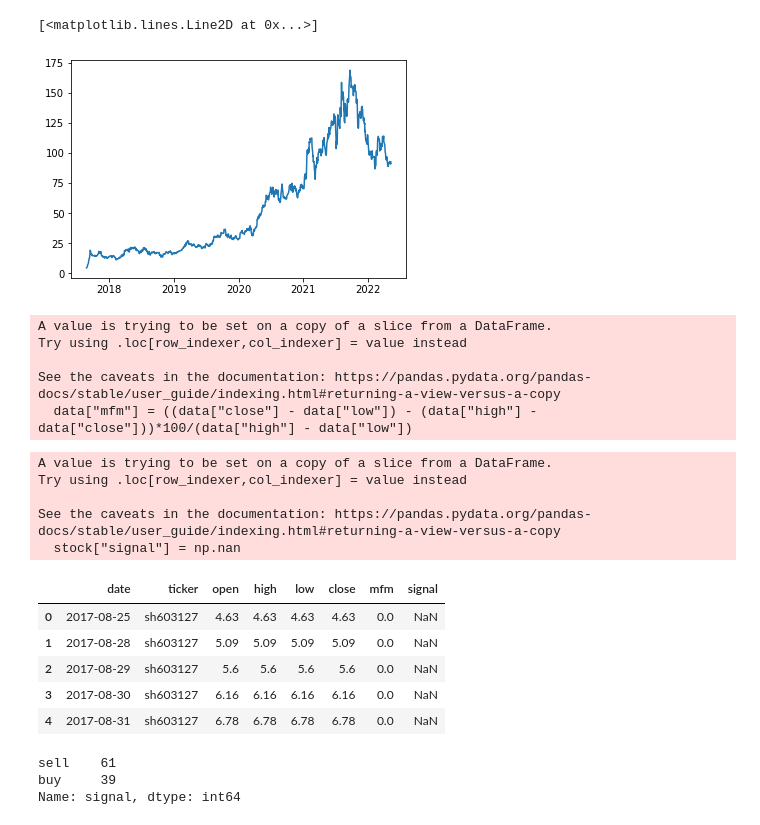
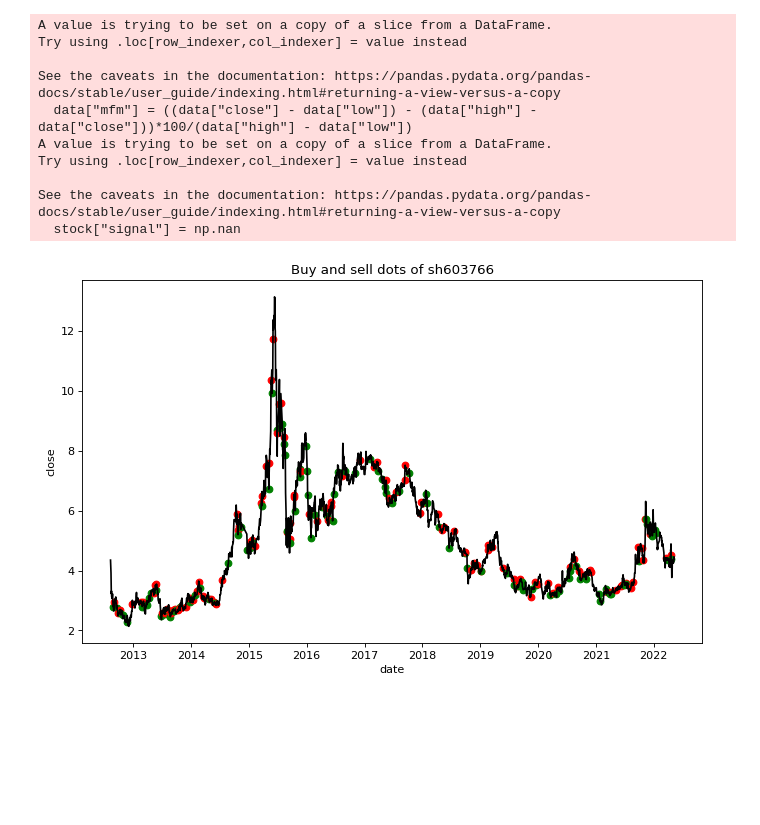
Before and after one commit to zugzvangg/money-flow-multiplier, a Jupyter notebook: start.ipynb, the cells around one changed output. Drawn from its saved outputs; the diff is of its cells as text; code cells hidden in the pictures; blank space fills up the shorter version.

Commit message:
fix: Add plotting of buy and sell dots

```diff
--- a/start.ipynb
+++ b/start.ipynb
@@ -24,5 +25,16 @@ def calc_strategy(stock, low = -90.0, high = 90.0):
         elif (stock_numpy[index, 6] >= high) & (stock_numpy[index - 1, 6] < high) & (stock_numpy[index - 2, 6] < high):
             stock_numpy[index, 7] = "sell"
     return pd.DataFrame(stock_numpy, columns = stock.columns)
+
+def plot_signals(data, ticker_name):
+    figure(figsize=(10, 6), dpi=80)
+    data_with_signals = data[~data["signal"].isna()].to_dict(orient='records')
+    for row in data_with_signals:
+        if row["signal"] == "buy":
+            plt.plot(row["date"], row["close"],'ro', color='green')
+        elif row["signal"] == "sell":
+            plt.plot(row["date"], row["close"],'ro', color='red')
+    plt.plot(data["date"], data["close"], color = "black")
+    plt.xlabel("date")
+    plt.ylabel("close")
+    plt.title(f"Buy and sell dots of {ticker_name}")
-# %%
-stock, tickets = get_data()
@@ -31,36 +41,18 @@ single_comp = stock[stock["ticker"]=="sh603127"]
-# %%
-plt.plot(single_comp.date, single_comp.low)
-# %% [output]
-[<matplotlib.lines.Line2D at 0x...>]
-[figure, removed]
-# %%
-stock_with_mfm = calculate_mfm(single_comp)
-# %% [output]
-A value is trying to be set on a copy of a slice from a DataFrame.
-Try using .loc[row_indexer,col_indexer] = value instead
-
-See the caveats in the documentation: https://pandas.pydata.org/pandas-docs/stable/user_guide/indexing.html#returning-a-view-versus-a-copy
-  data["mfm"] = ((data["close"] - data["low"]) - (data["high"] - data["close"]))*100/(data["high"] - data["low"])
-# %%
-stock_with_signals = calc_strategy(stock_with_mfm)
-# %% [output]
-A value is trying to be set on a copy of a slice from a DataFrame.
-Try using .loc[row_indexer,col_indexer] = value instead
-
-See the caveats in the documentation: https://pandas.pydata.org/pandas-docs/stable/user_guide/indexing.html#returning-a-view-versus-a-copy
-  stock["signal"] = np.nan
-# %%
-stock_with_signals.head()
-# %% [output]
-|  | date | ticker | open | high | low | close | mfm | signal |
-| 0 | 2017-08-25 | sh603127 | 4.63 | 4.63 | 4.63 | 4.63 | 0.0 | NaN |
-| 1 | 2017-08-28 | sh603127 | 5.09 | 5.09 | 5.09 | 5.09 | 0.0 | NaN |
-| 2 | 2017-08-29 | sh603127 | 5.6 | 5.6 | 5.6 | 5.6 | 0.0 | NaN |
-| 3 | 2017-08-30 | sh603127 | 6.16 | 6.16 | 6.16 | 6.16 | 0.0 | NaN |
-| 4 | 2017-08-31 | sh603127 | 6.78 | 6.78 | 6.78 | 6.78 | 0.0 | NaN |
-# %%
-stock_with_signals.signal.value_counts()
-# %% [output]
-sell    61
-buy     39
-Name: signal, dtype: int64
+# %%
+ticker_name = list(stock.ticker.sample(1).items())[0][1]
+single_comp = stock[stock["ticker"]==ticker_name]
+stock_with_mfm = calculate_mfm(single_comp)
+stock_with_signals = calc_strategy(stock_with_mfm)
+plot_signals(stock_with_signals, ticker_name = ticker_name)
+# %% [output]
+A value is trying to be set on a copy of a slice from a DataFrame.
+Try using .loc[row_indexer,col_indexer] = value instead
+
+See the caveats in the documentation: https://pandas.pydata.org/pandas-docs/stable/user_guide/indexing.html#returning-a-view-versus-a-copy
+  data["mfm"] = ((data["close"] - data["low"]) - (data["high"] - data["close"]))*100/(data["high"] - data["low"])
+A value is trying to be set on a copy of a slice from a DataFrame.
+Try using .loc[row_indexer,col_indexer] = value instead
+
+See the caveats in the documentation: https://pandas.pydata.org/pandas-docs/stable/user_guide/indexing.html#returning-a-view-versus-a-copy
+  stock["signal"] = np.nan
+[figure, added]
```
Also changed, not shown: parts of 2 cells of this notebook.
